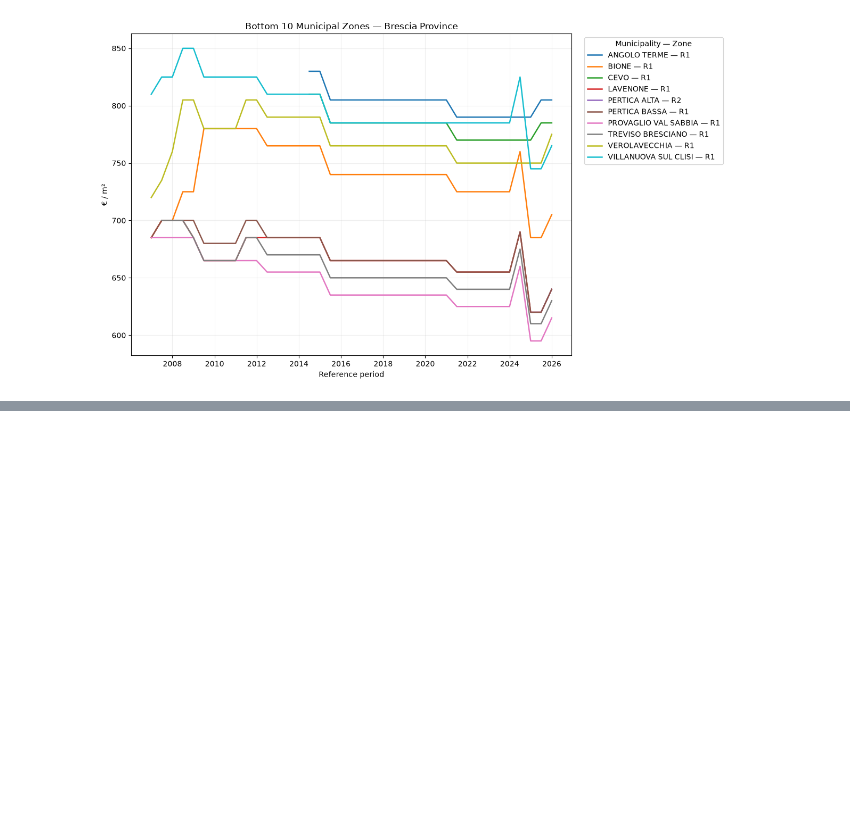
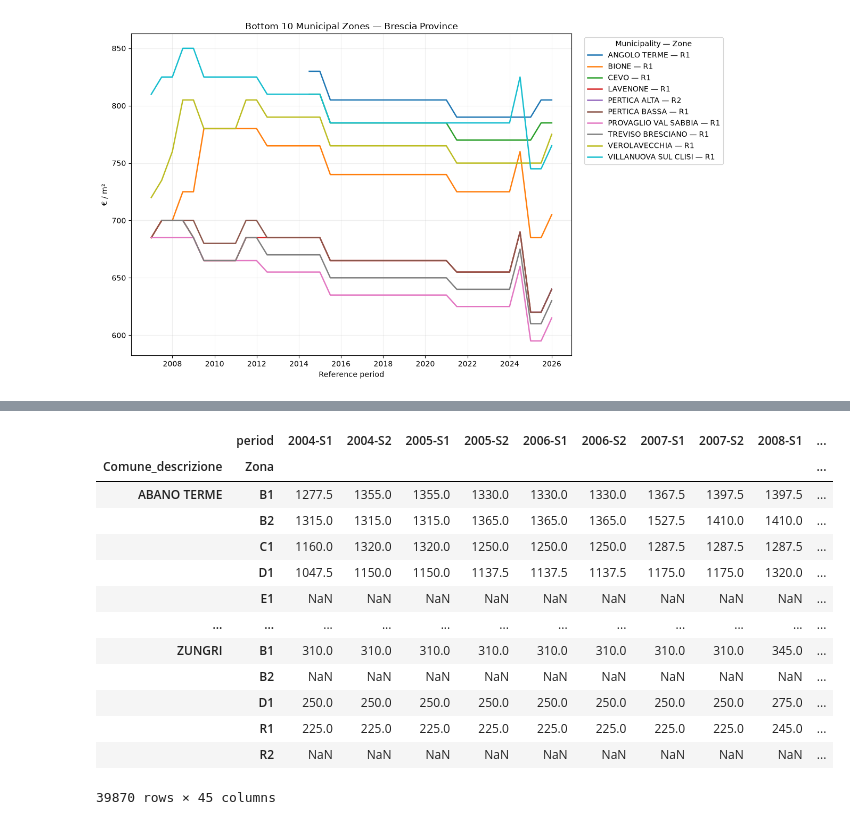
Before and after one commit to danielematix67-boop/italian-real-estate-analysis, a Jupyter notebook: notebooks/01.02_omi_quotations_exploration.ipynb, the cells around one changed output, grey strips where cells are left out. Saved outputs shown, nothing was run; the diff lists cells and outputs as text; code cells hidden in the pictures; blank space fills up the shorter version.

```diff
--- a/notebooks/01.02_omi_quotations_exploration.ipynb
+++ b/notebooks/01.02_omi_quotations_exploration.ipynb
@@ -1199,0 +1307,17 @@ plt.show()
+# %%
+price_matrix
+# %% [output]
+|  | period | 2004-S1 | 2004-S2 | 2005-S1 | 2005-S2 | 2006-S1 | 2006-S2 | 2007-S1 | 2007-S2 | 2008-S1 | ... |
+| Comune_descrizione | Zona |  |  |  |  |  |  |  |  |  | ... |
+| ABANO TERME | B1 | 1277.5 | 1355.0 | 1355.0 | 1330.0 | 1330.0 | 1330.0 | 1367.5 | 1397.5 | 1397.5 | ... |
+|  | B2 | 1315.0 | 1315.0 | 1315.0 | 1365.0 | 1365.0 | 1365.0 | 1527.5 | 1410.0 | 1410.0 | ... |
+|  | C1 | 1160.0 | 1320.0 | 1320.0 | 1250.0 | 1250.0 | 1250.0 | 1287.5 | 1287.5 | 1287.5 | ... |
+|  | D1 | 1047.5 | 1150.0 | 1150.0 | 1137.5 | 1137.5 | 1137.5 | 1175.0 | 1175.0 | 1320.0 | ... |
+|  | E1 | NaN | NaN | NaN | NaN | NaN | NaN | NaN | NaN | NaN | ... |
+| ... | ... | ... | ... | ... | ... | ... | ... | ... | ... | ... | ... |
+| ZUNGRI | B1 | 310.0 | 310.0 | 310.0 | 310.0 | 310.0 | 310.0 | 310.0 | 310.0 | 345.0 | ... |
+|  | B2 | NaN | NaN | NaN | NaN | NaN | NaN | NaN | NaN | NaN | ... |
+|  | D1 | 250.0 | 250.0 | 250.0 | 250.0 | 250.0 | 250.0 | 250.0 | 250.0 | 275.0 | ... |
+|  | R1 | 225.0 | 225.0 | 225.0 | 225.0 | 225.0 | 225.0 | 225.0 | 225.0 | 245.0 | ... |
+|  | R2 | NaN | NaN | NaN | NaN | NaN | NaN | NaN | NaN | NaN | ... |
+39870 rows × 45 columns
```
Also changed, not shown: parts of 13 cells of this notebook.
